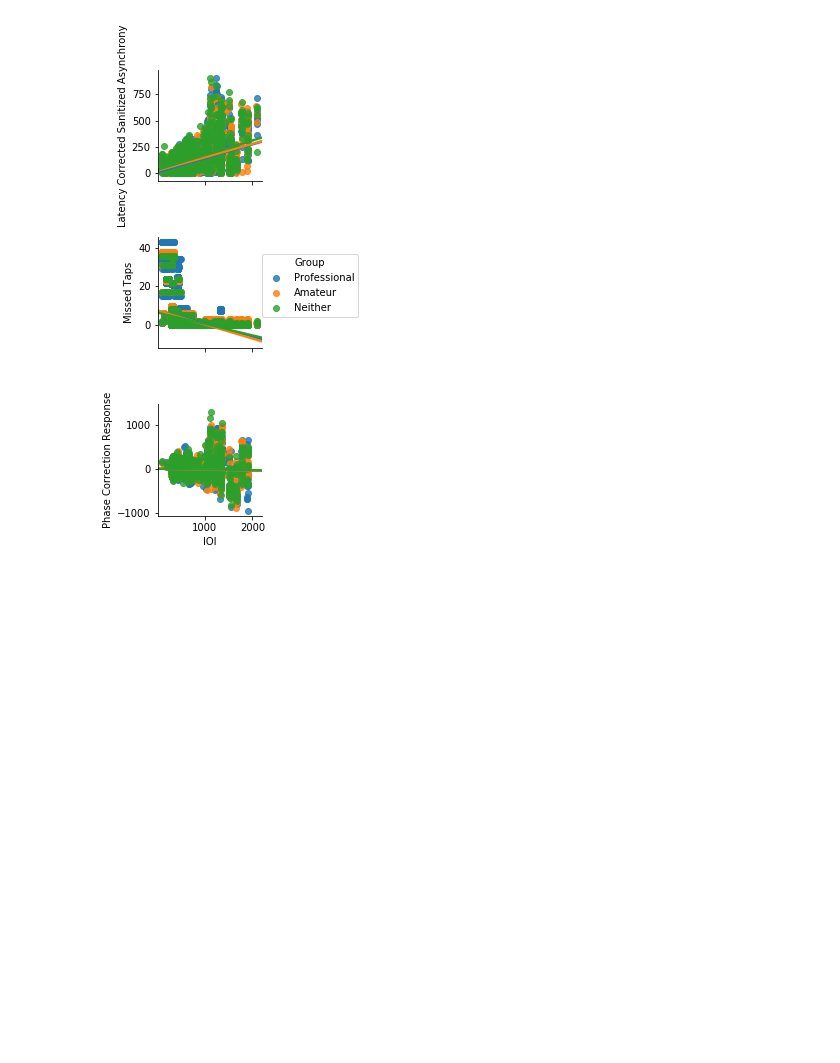
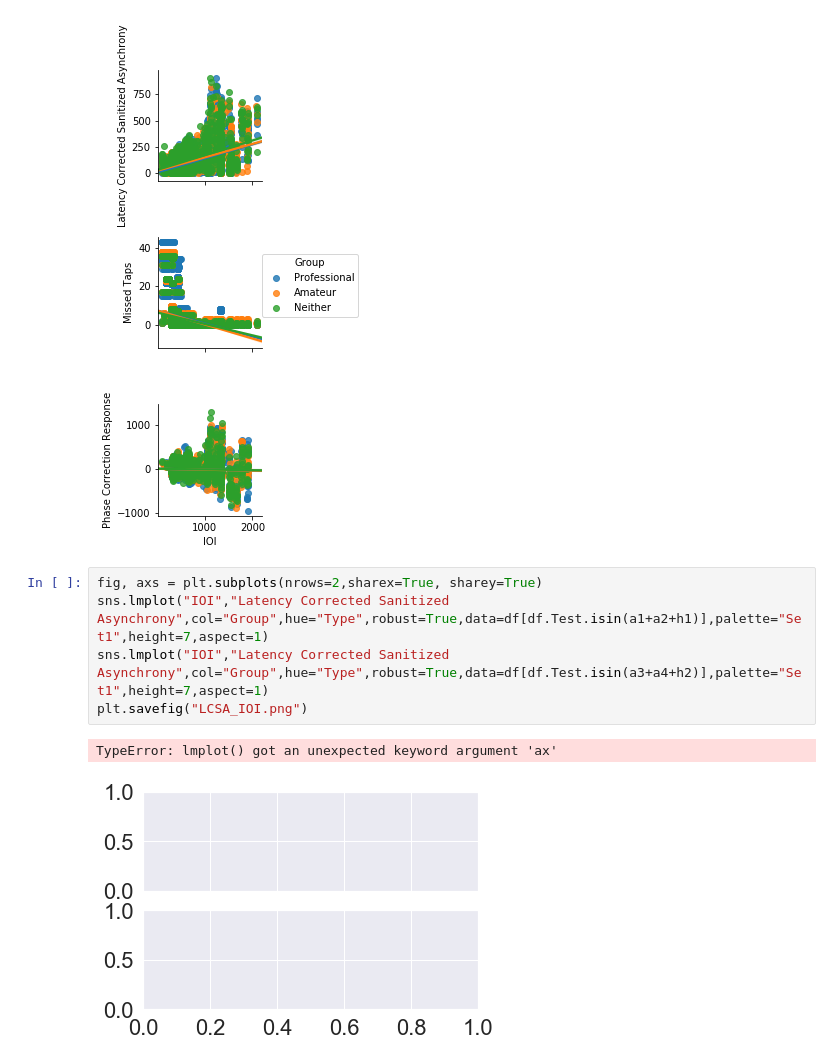
Before and after one commit to nickpourazima/he-sm, a Jupyter notebook: Python/Analysis/Latest_Final_DataAnalysis.ipynb, the cells around one changed output. Drawn from its saved outputs; the diff is of its cells as text; blank space fills up the shorter version.

```diff
--- a/Python/Analysis/Latest_Final_DataAnalysis.ipynb
+++ b/Python/Analysis/Latest_Final_DataAnalysis.ipynb
@@ -50,3 +51,11 @@ sns.pairplot(df, x_vars=["IOI"], y_vars=["Latency Corrected Sanitized Asynchrony
              hue="Group", kind="reg");
 # %% [output]
 [figure]
+# %%
+fig, axs = plt.subplots(nrows=2,sharex=True, sharey=True)
+sns.lmplot("IOI","Latency Corrected Sanitized Asynchrony",col="Group",hue="Type",robust=True,data=df[df.Test.isin(a1+a2+h1)],palette="Set1",height=7,aspect=1)
+sns.lmplot("IOI","Latency Corrected Sanitized Asynchrony",col="Group",hue="Type",robust=True,data=df[df.Test.isin(a3+a4+h2)],palette="Set1",height=7,aspect=1)
+plt.savefig("LCSA_IOI.png")
+# %% [output]
+TypeError: lmplot() got an unexpected keyword argument 'ax'
+[figure, added]
```
Also changed, not shown: parts of 5 cells of this notebook, 37 other files.
